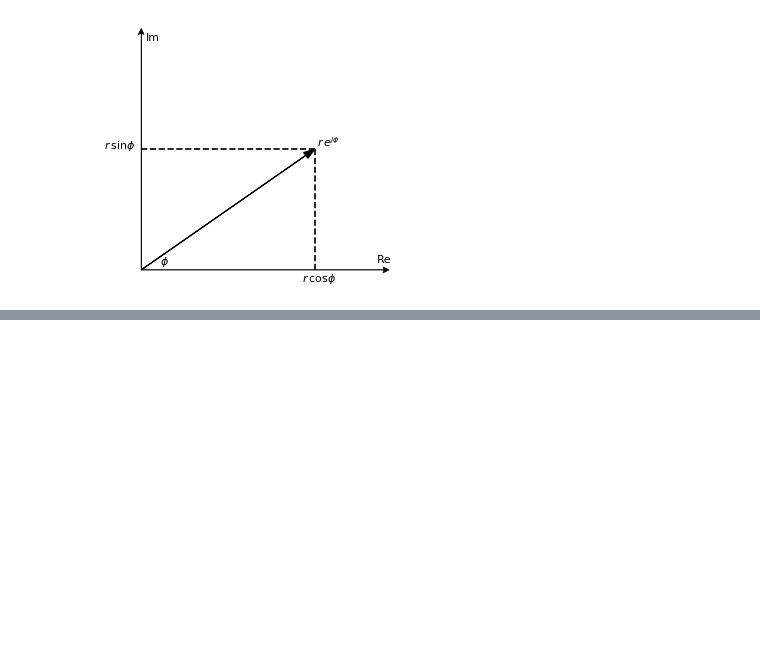
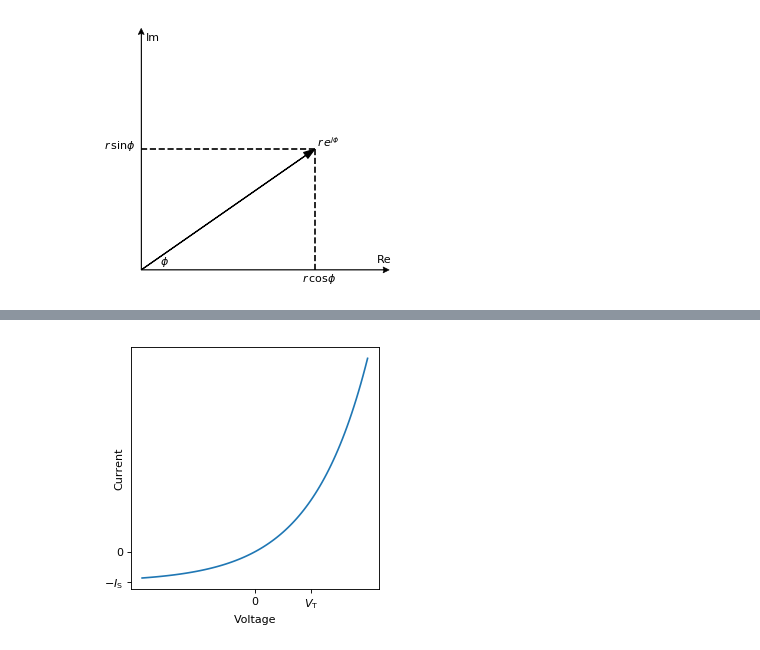
Before and after one commit to mulhearn/classwork, a Jupyter notebook: phy80/rlc/figs/rlc_figures.ipynb, the cells around one changed output, grey strips where cells are left out. Saved outputs shown, nothing was run; the diff lists cells and outputs as text; code cells hidden in the pictures; blank space fills up the shorter version.

```diff
--- a/phy80/rlc/figs/rlc_figures.ipynb
+++ b/phy80/rlc/figs/rlc_figures.ipynb
@@ -415,0 +428,16 @@ plt.savefig("complex.pdf")
+# %%
+plt.figure(figsize=(4, 4), dpi=80)
+Is = 1.0
+Vt = 1.0
+x = linspace(-2,2,100)
+y = Is * (np.exp(x/Vt)-1)
+plt.plot(x,y)
+gca().set_xticks([0,1])
+gca().set_xticklabels(["0","$V_{\\rm T}$"])
+gca().set_yticks([-1,0])
+gca().set_yticklabels(["$-I_{\\rm S}$","0"])
+plt.text(-2.5,3.2,"Current",rotation=90)
+plt.xlabel("Voltage")
+plt.savefig("diodeeq.pdf")
+# %% [output]
+[figure, added]
```
Also changed, not shown: parts of 7 cells of this notebook, 20 other files.
